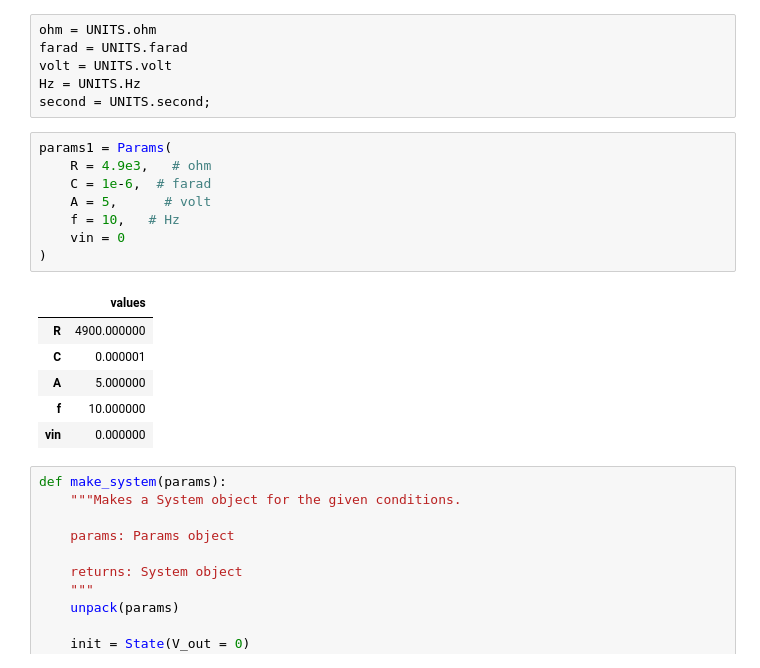
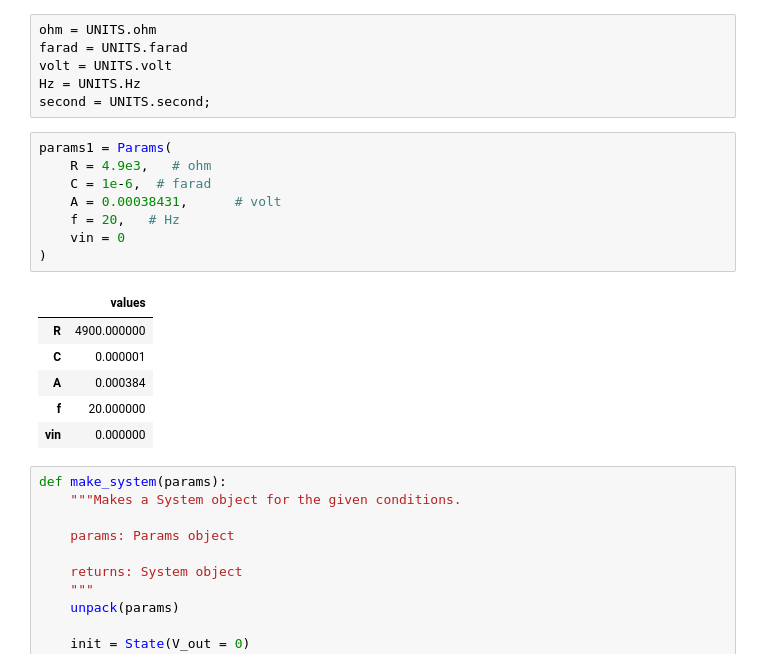
Before and after one commit to ThomasJagielski/ModSimPy, a Jupyter notebook: code/EKG Circuit Optimization Final.ipynb, the cells around one changed output. Saved outputs shown, nothing was run; the diff lists cells and outputs as text.

```diff
--- a/code/EKG Circuit Optimization Final.ipynb
+++ b/code/EKG Circuit Optimization Final.ipynb
@@ -18,17 +18,17 @@ second = UNITS.second;
 # %%
 params1 = Params(
     R = 4.9e3,   # ohm
     C = 1e-6,  # farad
-    A = 5,      # volt
-    f = 10,   # Hz
+    A = 0.00038431,      # volt
+    f = 20,   # Hz
     vin = 0
 )
 # %% [output]
 |  | values |
 | R | 4900.000000 |
 | C | 0.000001 |
-| A | 5.000000 |
-| f | 10.000000 |
+| A | 0.000384 |
+| f | 20.000000 |
 | vin | 0.000000 |
 # %%
 def make_system(params):
```
Also changed, not shown: parts of 15 cells of this notebook.
